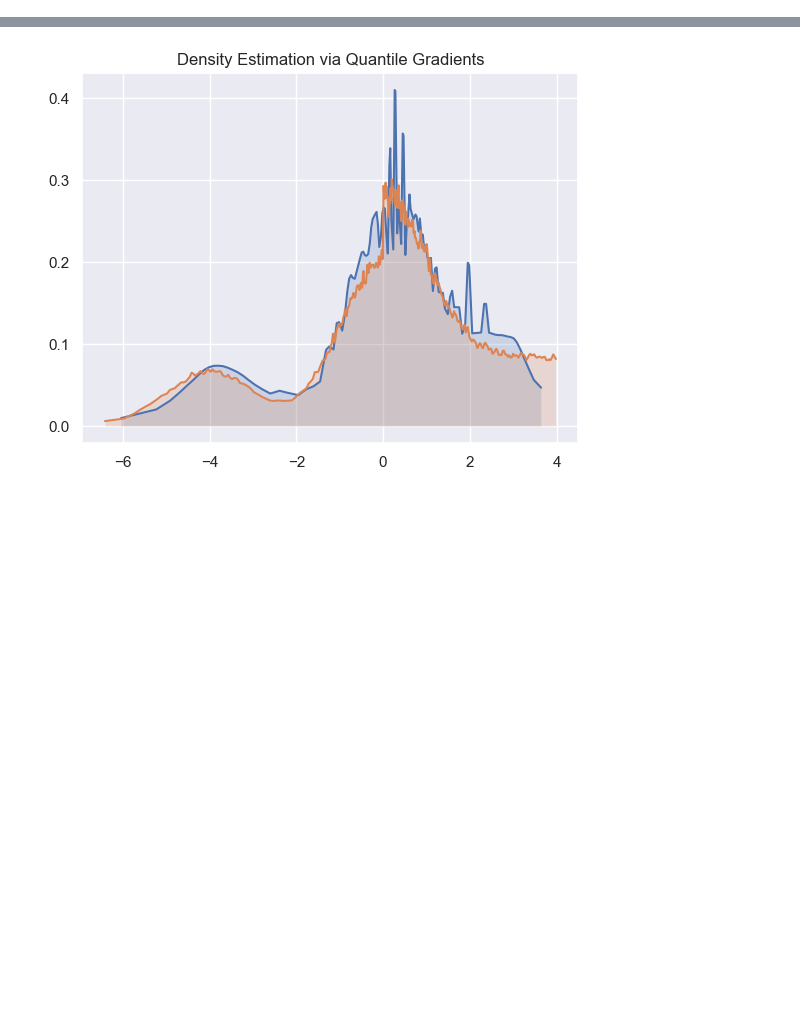
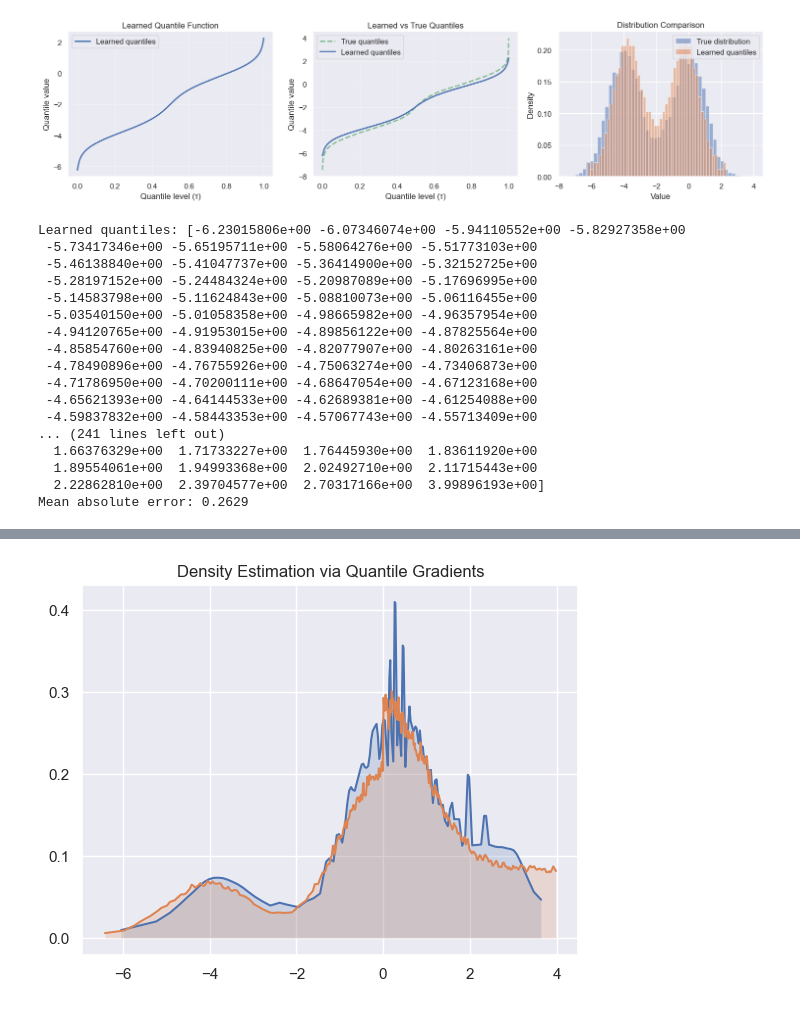
Before and after one commit to AlecHero/QuantileRegressionProject, a Jupyter notebook: tabular qr simple.ipynb, the cells around one changed output, grey strips where cells are left out. Drawn from its saved outputs; the diff is of its cells as text; code cells hidden in the pictures; blank space fills up the shorter version.

```diff
--- a/tabular qr simple.ipynb
+++ b/tabular qr simple.ipynb
@@ -90,0 +167,60 @@ plt.show()
+# %%
+# Visualize results
+fig, axes = plt.subplots(1, 3, figsize=(15, 4))
+
+# Plot 1: Learned quantiles
+axes[0].plot(tau, theta, 'b-', linewidth=2, label='Learned quantiles')
+axes[0].set_xlabel('Quantile level (τ)')
+axes[0].set_ylabel('Quantile value')
+axes[0].set_title('Learned Quantile Function')
+axes[0].grid(True, alpha=0.3)
+axes[0].legend()
+
+# Plot 2: Compare with true distribution
+true_samples = np.array([
+    np.random.normal(-4, 1) if np.random.rand() < 0.5 else np.random.normal(0, 1)
+    for _ in range(10000)
+])
+true_quantiles = np.quantile(true_samples, tau)
+
+axes[1].plot(tau, true_quantiles, 'g--', linewidth=2, label='True quantiles', alpha=0.7)
+axes[1].plot(tau, theta, 'b-', linewidth=2, label='Learned quantiles')
+axes[1].set_xlabel('Quantile level (τ)')
+axes[1].set_ylabel('Quantile value')
+axes[1].set_title('Learned vs True Quantiles')
+axes[1].grid(True, alpha=0.3)
+axes[1].legend()
+
+# Plot 3: Distribution comparison
+axes[2].hist(true_samples, bins=50, density=True, alpha=0.5, label='True distribution')
+axes[2].hist(theta, bins=50, density=True, alpha=0.5, label='Learned quantiles')
+axes[2].set_xlabel('Value')
+axes[2].set_ylabel('Density')
+axes[2].set_title('Distribution Comparison')
+axes[2].legend()
+
+plt.tight_layout()
+plt.show()
+
+print(f"Learned quantiles: {theta}")
+print(f"True quantiles (approx): {true_quantiles}")
+print(f"Mean absolute error: {np.mean(np.abs(theta - true_quantiles)):.4f}")
+# %% [output]
+[figure, added]
+Learned quantiles: [-6.23015806e+00 -6.07346074e+00 -5.94110552e+00 -5.82927358e+00
+ -5.73417346e+00 -5.65195711e+00 -5.58064276e+00 -5.51773103e+00
+ -5.46138840e+00 -5.41047737e+00 -5.36414900e+00 -5.32152725e+00
+ -5.28197152e+00 -5.24484324e+00 -5.20987089e+00 -5.17696995e+00
+ -5.14583798e+00 -5.11624843e+00 -5.08810073e+00 -5.06116455e+00
+ -5.03540150e+00 -5.01058358e+00 -4.98665982e+00 -4.96357954e+00
+ -4.94120765e+00 -4.91953015e+00 -4.89856122e+00 -4.87825564e+00
+ -4.85854760e+00 -4.83940825e+00 -4.82077907e+00 -4.80263161e+00
+ -4.78490896e+00 -4.76755926e+00 -4.75063274e+00 -4.73406873e+00
+ -4.71786950e+00 -4.70200111e+00 -4.68647054e+00 -4.67123168e+00
+ -4.65621393e+00 -4.64144533e+00 -4.62689381e+00 -4.61254088e+00
+ -4.59837832e+00 -4.58443353e+00 -4.57067743e+00 -4.55713409e+00
+... (241 lines left out)
+  1.66376329e+00  1.71733227e+00  1.76445930e+00  1.83611920e+00
+  1.89554061e+00  1.94993368e+00  2.02492710e+00  2.11715443e+00
+  2.22862810e+00  2.39704577e+00  2.70317166e+00  3.99896193e+00]
+Mean absolute error: 0.2629
```
Also changed, not shown: parts of 10 cells of this notebook, 15 other files.
